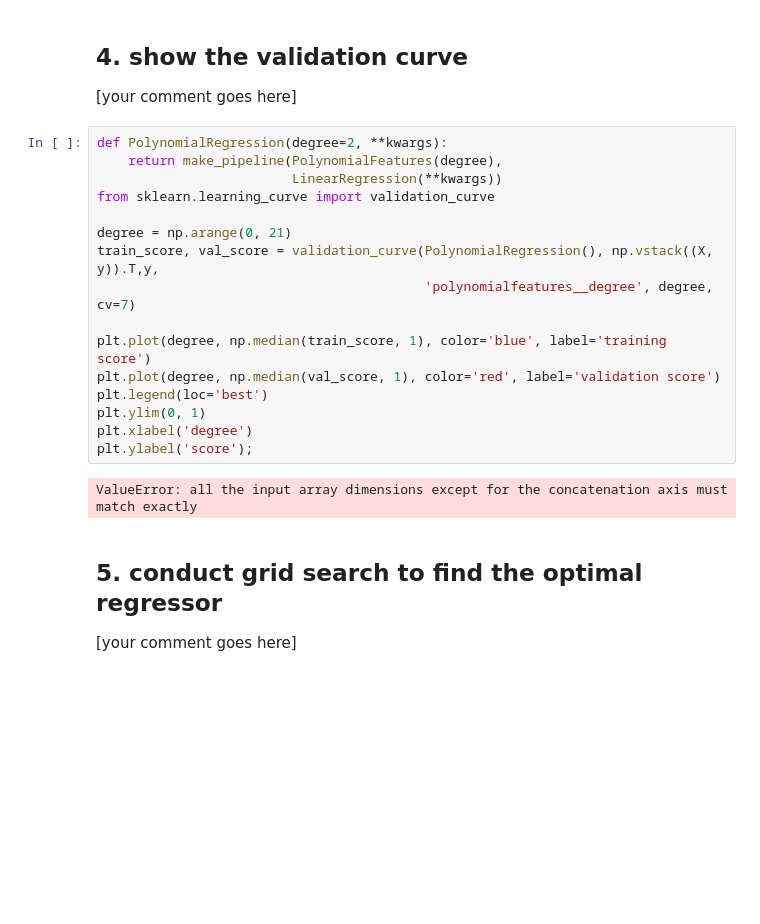
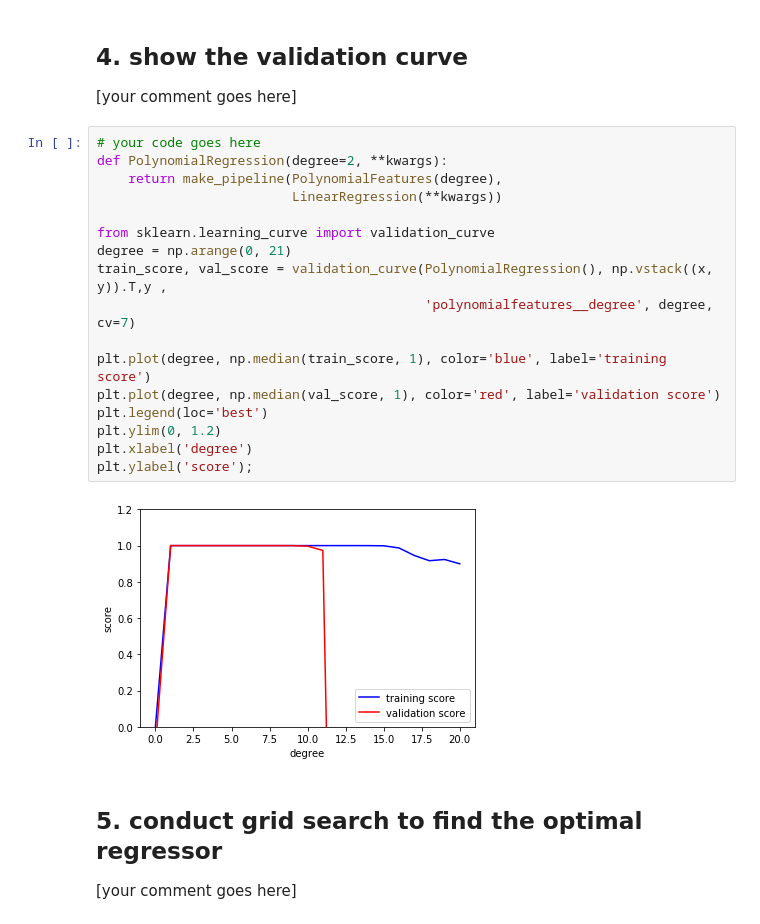
Before and after one commit to thiloritzerfeld/DataMining, a Jupyter notebook: notebooks/mod6/DAMI-Mod6.ipynb, the cells around one changed output. Saved outputs shown, nothing was run; the diff lists cells and outputs as text; blank space fills up the shorter version.

```diff
--- a/notebooks/mod6/DAMI-Mod6.ipynb
+++ b/notebooks/mod6/DAMI-Mod6.ipynb
@@ -84,23 +84,24 @@ plt.plot(xfit, yfit7);
 
 [your comment goes here]
 # %%
+# your code goes here
 def PolynomialRegression(degree=2, **kwargs):
     return make_pipeline(PolynomialFeatures(degree),
                          LinearRegression(**kwargs))
+
 from sklearn.learning_curve import validation_curve
-
 degree = np.arange(0, 21)
-train_score, val_score = validation_curve(PolynomialRegression(), np.vstack((X, y)).T,y,
+train_score, val_score = validation_curve(PolynomialRegression(), np.vstack((x, y)).T,y ,
                                           'polynomialfeatures__degree', degree, cv=7)
 
 plt.plot(degree, np.median(train_score, 1), color='blue', label='training score')
 plt.plot(degree, np.median(val_score, 1), color='red', label='validation score')
 plt.legend(loc='best')
-plt.ylim(0, 1)
+plt.ylim(0, 1.2)
 plt.xlabel('degree')
 plt.ylabel('score');
 # %% [output]
-ValueError: all the input array dimensions except for the concatenation axis must match exactly
+[figure, added]
 # %% [markdown]
 ## 5. conduct grid search to find the optimal regressor
 
```
Also changed, not shown: parts of 1 cell of this notebook, 4 other files.
